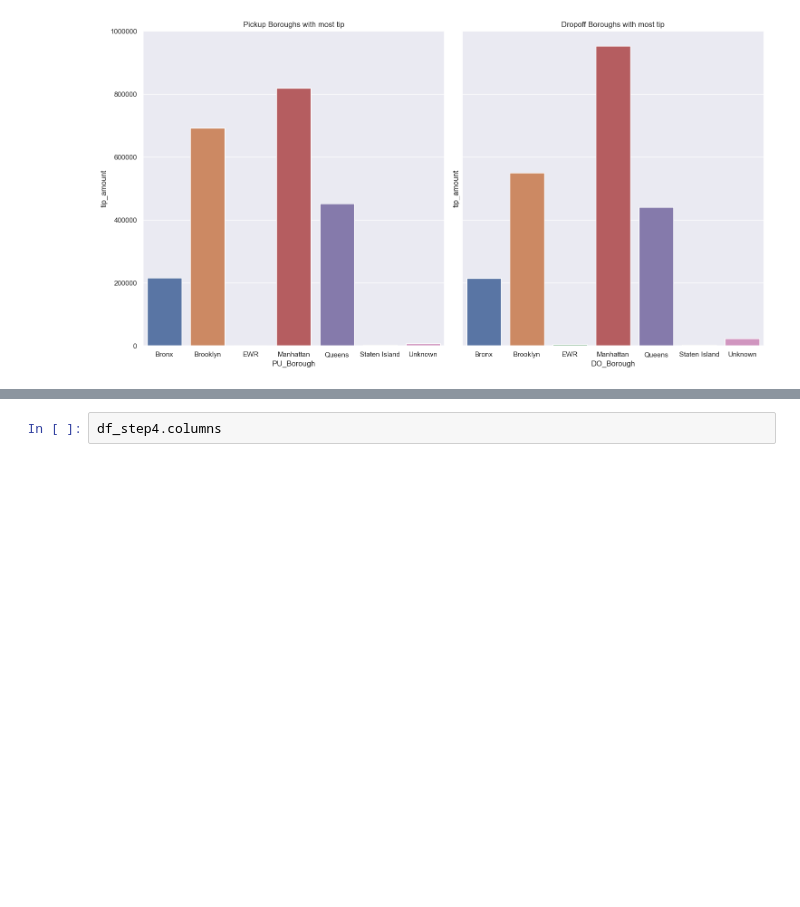
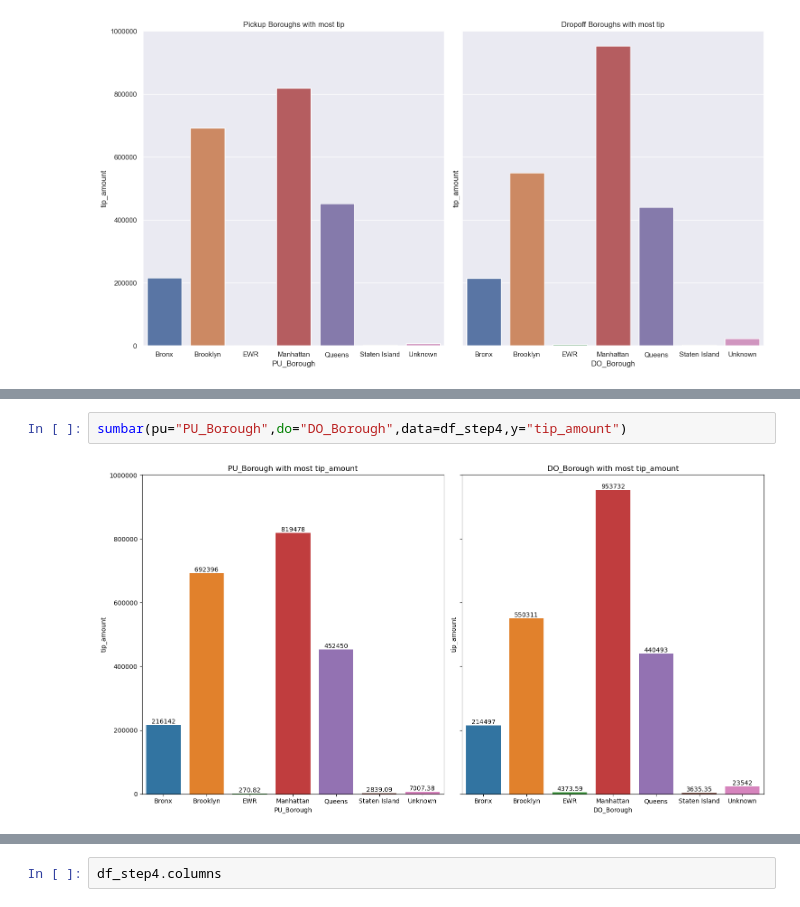
Before and after one commit to VOTUANANH01/Data-Visualize-and-Analysis, a Jupyter notebook: EDA_Bivariate .ipynb, the cells around one changed output, grey strips where cells are left out. Drawn from its saved outputs; the diff is of its cells as text; blank space fills up the shorter version.

```diff
--- a/EDA_Bivariate .ipynb
+++ b/EDA_Bivariate .ipynb
@@ -401,3 +458,7 @@ fig.savefig(picture_path+r"/Barplot of Boroughs with most tip")
+# %%
+sumbar(pu="PU_Borough",do="DO_Borough",data=df_step4,y="tip_amount")
+# %% [output]
+[figure, added]
 # %%
 sumbar(pu="PU_service_zone",do="DO_service_zone",data=df_step4,y="tip_amount")
 # %% [output]
```
Also changed, not shown: parts of 17 cells of this notebook, 15 other files.
